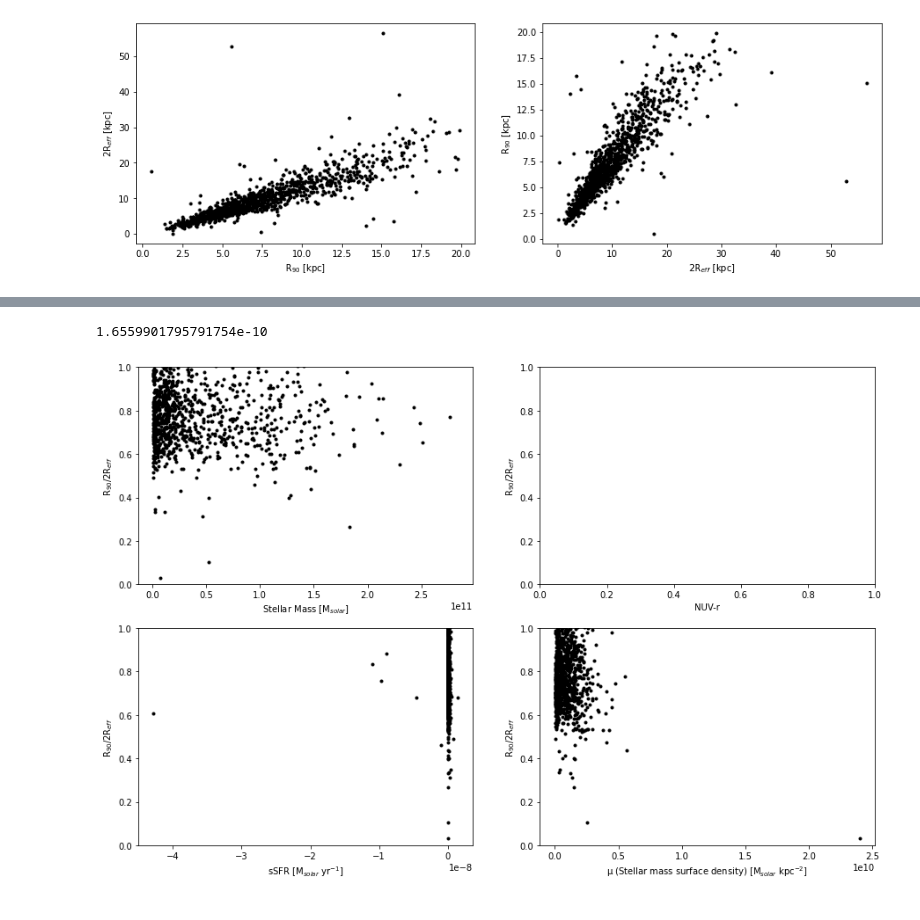
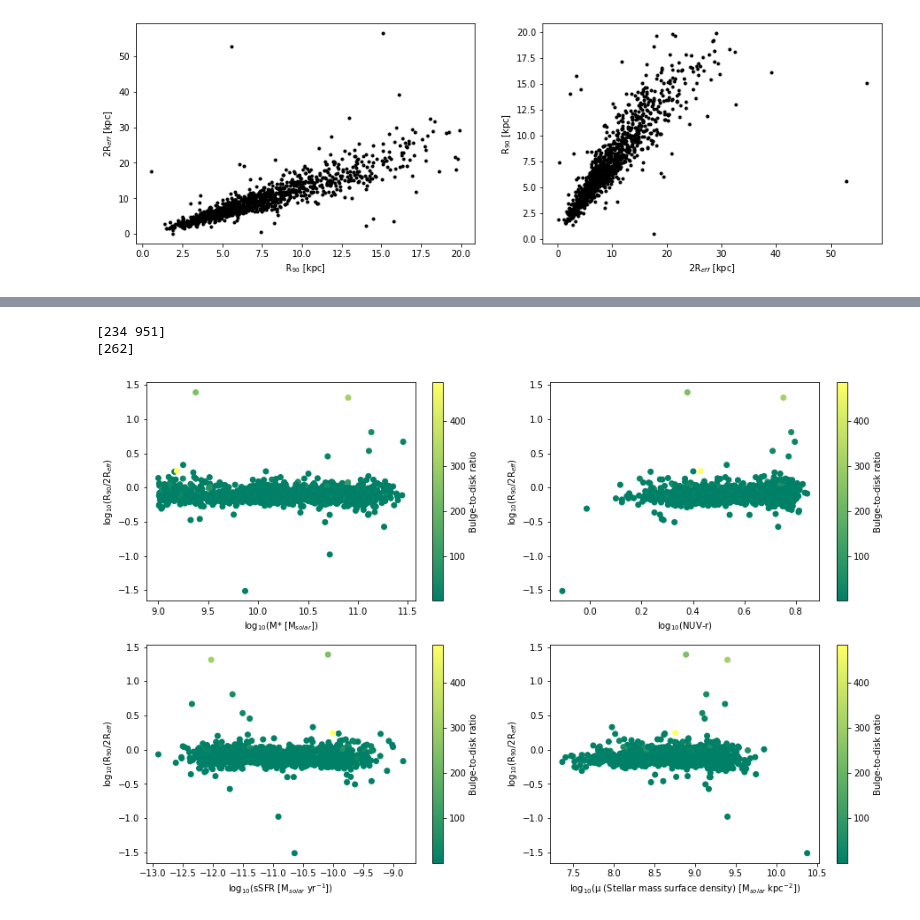
Before and after one commit to Luke-Williams-01/Luke-Williams-01, a Jupyter notebook: ICRARproject.ipynb, the cells around one changed output, grey strips where cells are left out. Saved outputs shown, nothing was run; the diff lists cells and outputs as text; code cells hidden in the pictures.

```diff
--- a/ICRARproject.ipynb
+++ b/ICRARproject.ipynb
@@ -814,9 +815,11 @@ cols = hdulist[1].columns
 reD_r = hdu['reD_r']
 HIF = hdu['HI_FLAG']
 re_r = hdu['re_r']
+reB_r = hdu['reB_r']
 # Reducing the radius of the r-band in the galaxy disk array (reD_r by the same indices, removing confused/marginal galaxies)
 effrDpix = np.delete(reD_r, np.where((HIF > 1) & (HIF < 90))[0])
 re_reducedpix = np.delete(re_r, np.where((HIF > 1) & (HIF < 90))[0])
+effrBpix = np.delete(reB_r, np.where((HIF > 1) & (HIF < 90))[0])
 # The radii from the decomposition catalogue are the radii of the Sersic profile in pixels
 # Where the conversion for pixels to arcseconds is 0.396"/pixel:
 # Since the effective radius is only half the emitted light we need to double this radius:
@@ -826,6 +829,7 @@ print(effrDpix[959])
 print(effrDpix[961])
 effrDarc = effrDpix * 0.396 * 2
 re_reducedarc = re_reducedpix * 0.396 * 2
+effrBarc = effrBpix * 0.396 * 2
 print(effrDarc)
 print(re_reducedarc)
 # %% [output]
@@ -851,6 +855,7 @@ def arcpc(z, theta, Dlumin):
 
 effRkpc = arcpc(zSDSS, effrDarc, Dlum) * 1000
 re_reducedkpc = arcpc(zSDSS, re_reducedarc, Dlum) * 1000
+effRkpc_b = arcpc(zSDSS, effrBarc, Dlum) * 1000
 #Rkpc1 = arcpc(zSDSS1, petro90r1, Dlum1) * 1000
 #Rkpc2 = arcpc(zSDSS2, petro90r2, Dlum2) * 1000
 
@@ -1286,6 +1235,8 @@ plt.ylabel('R$_{90}$ [kpc]');
 [figure]
 # %%
 Rratio = R90kpc / Reffkpc
+#Rratio = Reffkpc / R90kpc
+lgRratio = np.log10(Rratio)
 print(Rratio[0:11])
 print(R90kpc[0:11])
 print(Reffkpc[0:11])
@@ -1310,34 +1261,46 @@ print(Reffkpc[234], Reffkpc[739], Reffkpc[951])
+# %%
+# Calculating the bulge-to-disk ratio for all galaxies in the sample
+# Assuming the bulge and disk as face on circles
+areaB = np.pi * (effRkpc_b**2)
+areaD = np.pi * (effRkpc**2)
+BtoD = areaB / areaD
+print(np.where(lgRratio > 1)[0])
+print(np.where(lgRratio < -1)[0])
+# %% [output]
+[234 951]
+[262]
 # %%
 # We can make a few plots that look at how well the radii ration corresponds to various galactic features from the sample
 plt.figure(figsize = (15,10))
 # Plotting R90/2Reff against Stellar Mass
 plt.subplot(221)
-plt.plot((10**lgMstar), Rratio,'k.')
-plt.ylabel('R$_{90}$/2R$_{eff}$')
-plt.xlabel('Stellar Mass [M$_{solar}$]')
-plt.ylim(0, 1)
+plt.scatter(lgMstar, lgRratio, c = BtoD, cmap ='summer')
+plt.colorbar(label='Bulge-to-disk ratio', orientation='vertical')
+plt.ylabel('log$_{10}$(R$_{90}$/2R$_{eff}$)')
+plt.xlabel('log$_{10}$(M* [M$_{solar}$])')
+
 # Plotting R90/2Reff against NUV-r colour index
 plt.subplot(222)
-#plt.plot(NUVr, Rratio, 'k.')
-plt.ylabel('R$_{90}$/2R$_{eff}$')
-plt.xlabel('NUV-r')
-plt.ylim(0, 1)
+plt.scatter(np.log10(NUVr), lgRratio, c = BtoD, cmap='summer')
+plt.colorbar(label='Bulge-to-disk ratio', orientation='vertical')
+plt.ylabel('log$_{10}$(R$_{90}$/2R$_{eff}$)')
+plt.xlabel('log$_{10}$(NUV-r)')
+
 # Plotting R90/2Reff against sSFR, specific Star Formation Rate
 # sSFR is calculated as the star formation rate / Mstar
 sSFR = SFR_best / (10**lgMstar)
+lgsSFR = np.log10(sSFR)
 plt.subplot(223)
-plt.plot(sSFR, Rratio, 'k.')
-plt.ylabel('R$_{90}$/2R$_{eff}$')
-plt.xlabel('sSFR [M$_{solar}$ yr$^{-1}$]')
-plt.ylim(0, 1)
-print(sSFR[163])
+plt.scatter(lgsSFR, lgRratio, c = BtoD, cmap='summer')
+plt.colorbar(label='Bulge-to-disk ratio', orientation='vertical')
+plt.ylabel('log$_{10}$(R$_{90}$/2R$_{eff}$)')
+plt.xlabel('log$_{10}$(sSFR [M$_{solar}$ yr$^{-1}$])')
+
 # Plotting R90/2Reff against stellar mass surface density
-MuStar = 10**lgmust
 plt.subplot(224)
-plt.plot(MuStar, Rratio, 'k.')
-plt.ylabel('R$_{90}$/2R$_{eff}$')
-plt.xlabel('μ (Stellar mass surface density) [M$_{solar}$ kpc$^{-2}$]')
-plt.ylim(0, 1);
+plt.scatter(lgmust, lgRratio, c = BtoD, cmap='summer')
+plt.colorbar(label='Bulge-to-disk ratio', orientation='vertical')
+plt.ylabel('log$_{10}$(R$_{90}$/2R$_{eff}$)')
+plt.xlabel('log$_{10}$(μ (Stellar mass surface density) [M$_{solar}$ kpc$^{-2}$])');
 # %% [output]
-1.6559901795791754e-10
-[figure, old version]
+[figure, new version]
```
Also changed, not shown: parts of 18 cells of this notebook.
